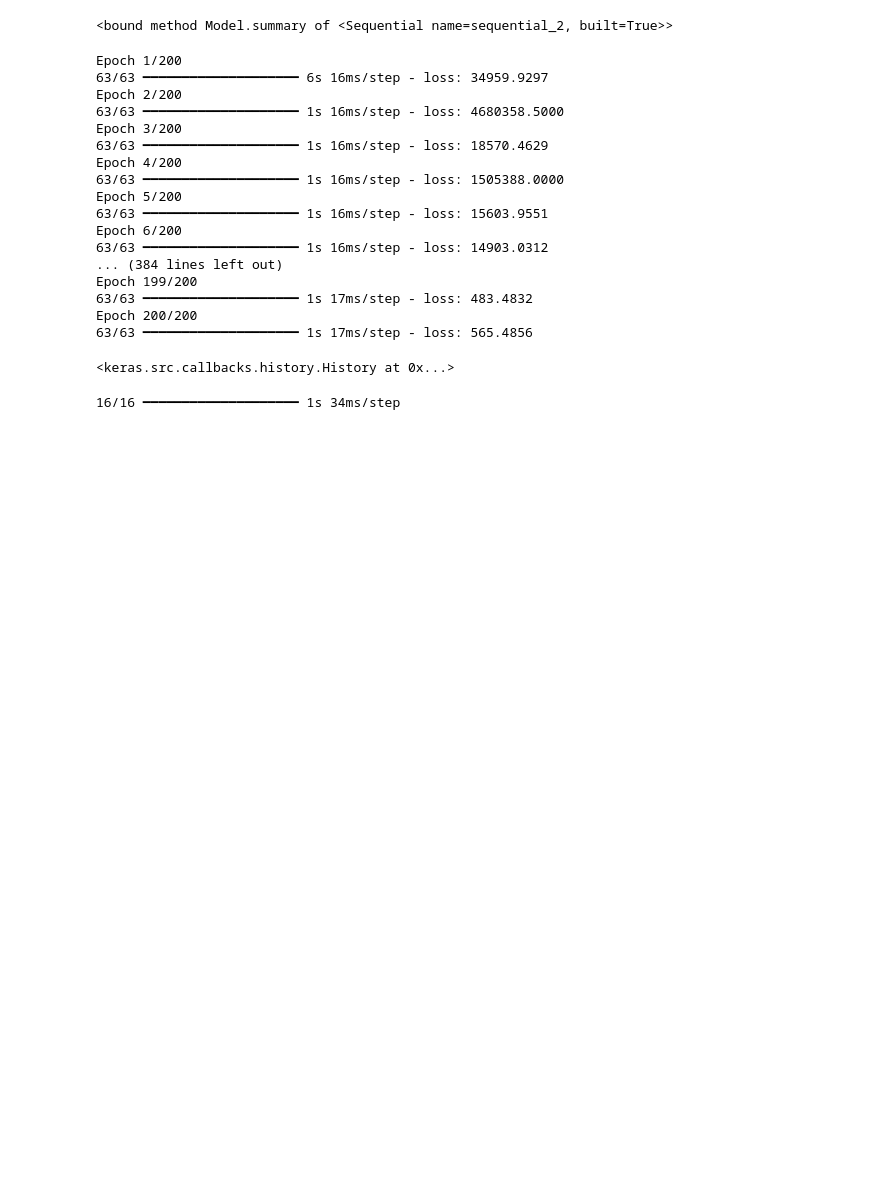
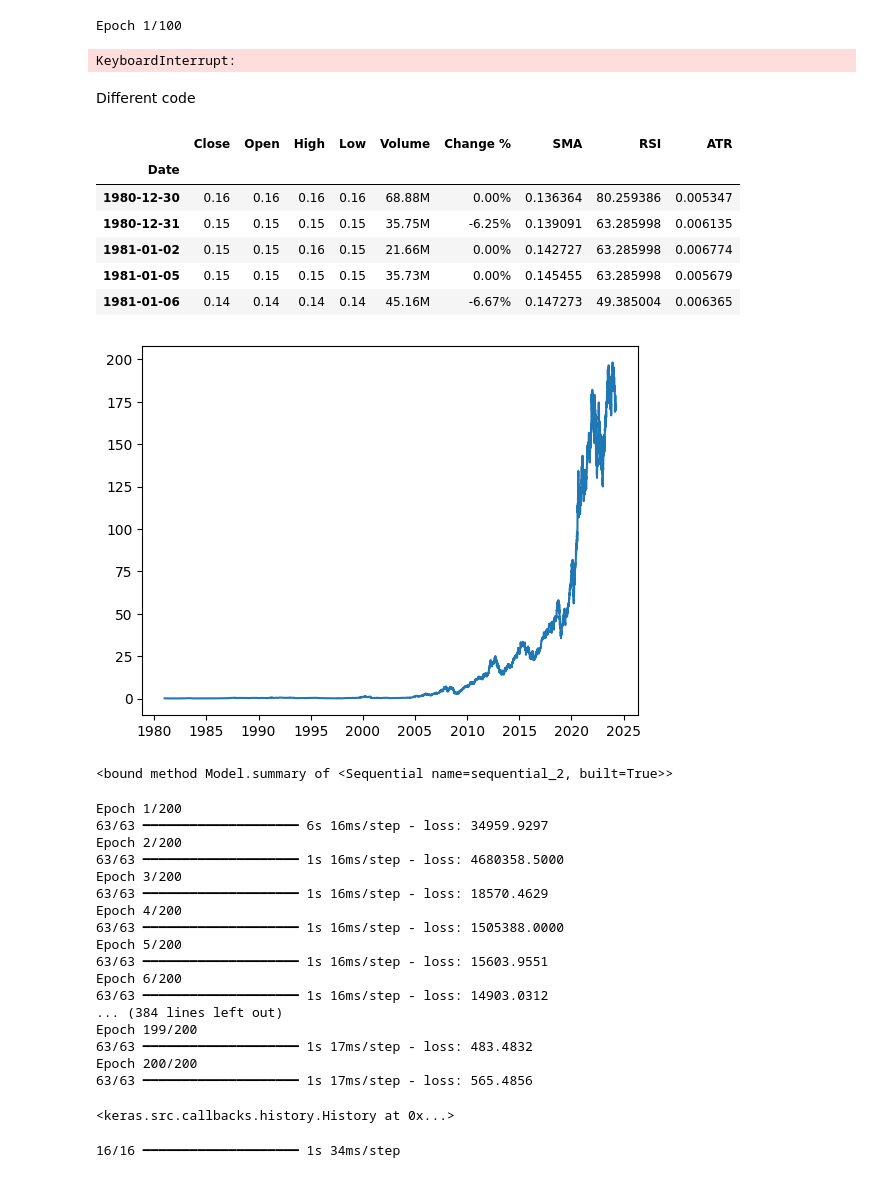
Before and after one commit to shiven2001/algo-trading, a Jupyter notebook: stock_lstm.ipynb, the cells around one changed output. Drawn from its saved outputs; the diff is of its cells as text; code cells hidden in the pictures; blank space fills up the shorter version.

```diff
--- a/stock_lstm.ipynb
+++ b/stock_lstm.ipynb
@@ -35,0 +133,7 @@ df.head()
+# %%
+model.compile(optimizer = 'adam', loss = 'mean_squared_error', metrics=[tf.keras.metrics.MeanAbsoluteError()])
+model.fit(x_train, y_train,epochs = 100)
+model.save('keras_model.h5')
+# %% [output]
+Epoch 1/100
+KeyboardInterrupt:
@@ -36,3 +212,51 @@ df.head()
+# %% [markdown]
+Different code
+# %%
+df = pd.read_csv("appl_data.csv")
+df = df.rename(columns={'Price': 'Close', 'Vol.': 'Volume'})
+df=df[df['Volume']!=0]
+df = df.iloc[::-1].reset_index(drop=True)
+
+def str_to_datetime(s):
+  split = s.split('/')
+  month, day, year  = int(split[0]), int(split[1]), int(split[2])
+  return dt.datetime(year=year, month=month, day=day)
+
+'''
+def is_outlier(s):
+    # Calculate Q1 (25th percentile) and Q3 (75th percentile)
+    Q1 = s.quantile(0.25)
+    Q3 = s.quantile(0.75)
+    IQR = Q3 - Q1
+    lower_bound = Q1 - 1.5 * IQR
+    upper_bound = Q3 + 1.5 * IQR
+    return (s < lower_bound) | (s > upper_bound)
+
+# Identify outliers in any of the specified columns
+outliers_mask = is_outlier(df['Close']) | is_outlier(df['Open']) | is_outlier(df['Low'])
+'''
+
+df['Date'] = df['Date'].apply(str_to_datetime)
+df['Date']
+
+df.index = df.pop('Date')
+
+df['SMA'] = ta.sma(df['Close'], length=11)
+df['RSI'] = ta.rsi(df['Close'], length=11)
+df['ATR'] = ta.atr(df['High'], df['Low'], df['Close'], length=7)
+df = df.dropna()
+
+plt.plot(df.index, df['Close'])
+df.head()
+# %% [output]
+|  | Close | Open | High | Low | Volume | Change % | SMA | RSI | ATR |
+| Date |  |  |  |  |  |  |  |  |  |
+| 1980-12-30 | 0.16 | 0.16 | 0.16 | 0.16 | 68.88M | 0.00% | 0.136364 | 80.259386 | 0.005347 |
+| 1980-12-31 | 0.15 | 0.15 | 0.15 | 0.15 | 35.75M | -6.25% | 0.139091 | 63.285998 | 0.006135 |
+| 1981-01-02 | 0.15 | 0.15 | 0.16 | 0.15 | 21.66M | 0.00% | 0.142727 | 63.285998 | 0.006774 |
+| 1981-01-05 | 0.15 | 0.15 | 0.15 | 0.15 | 35.73M | 0.00% | 0.145455 | 63.285998 | 0.005679 |
+| 1981-01-06 | 0.14 | 0.14 | 0.14 | 0.14 | 45.16M | -6.67% | 0.147273 | 49.385004 | 0.006365 |
+[figure, added]
 # %%
 X = df.drop(columns='Close/Last', axis=1)
 Y = df['Close/Last'].values.reshape(-1, 1)
```
Also changed, not shown: parts of 10 cells of this notebook, 1 other file.
